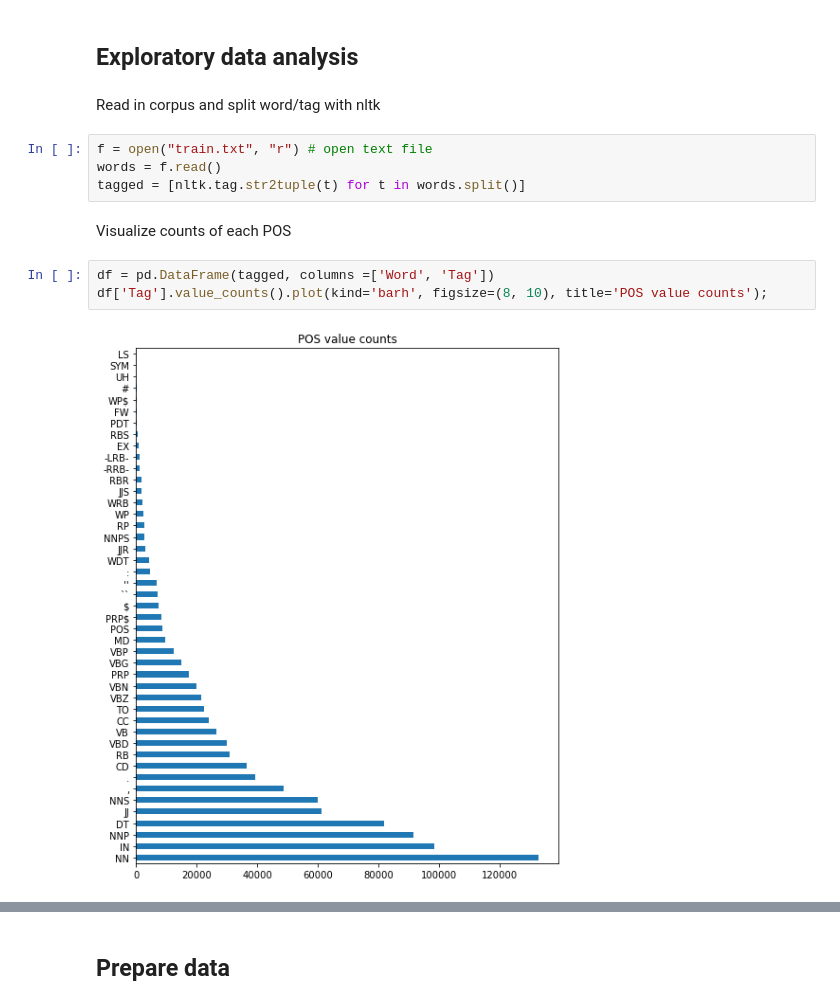
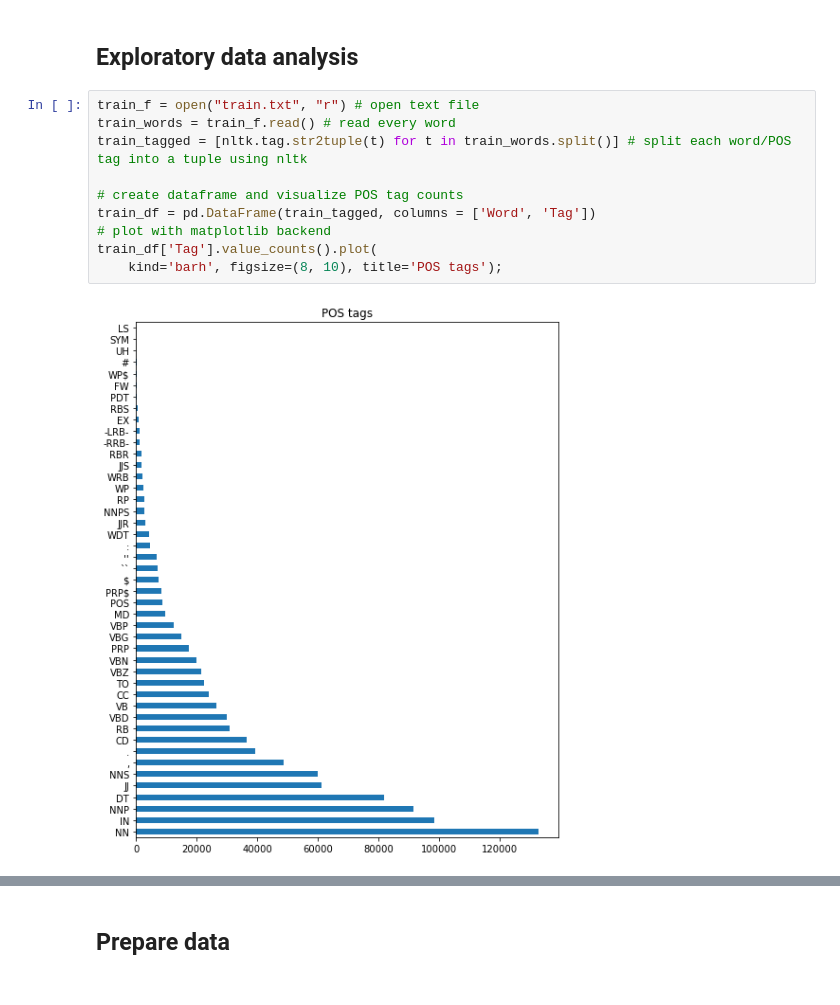
Before and after one commit to alechay/BIOF510, a Jupyter notebook: Week2/project1/Project1.ipynb, the cells around one changed output, grey strips where cells are left out. Saved outputs shown, nothing was run; the diff lists cells and outputs as text.

```diff
--- a/Week2/project1/Project1.ipynb
+++ b/Week2/project1/Project1.ipynb
@@ -30,15 +40,14 @@ import nltk
 # %% [markdown]
 ## Exploratory data analysis
-# %% [markdown]
-Read in corpus and split word/tag with nltk
-# %%
-f = open("train.txt", "r") # open text file
-words = f.read()
-tagged = [nltk.tag.str2tuple(t) for t in words.split()]
-# %% [markdown]
-Visualize counts of each POS
-# %%
-df = pd.DataFrame(tagged, columns =['Word', 'Tag'])
-df['Tag'].value_counts().plot(kind='barh', figsize=(8, 10), title='POS value counts');
-# %% [output]
-[figure, removed]
+# %%
+train_f = open("train.txt", "r") # open text file
+train_words = train_f.read() # read every word
+train_tagged = [nltk.tag.str2tuple(t) for t in train_words.split()] # split each word/POS tag into a tuple using nltk
+
+# create dataframe and visualize POS tag counts
+train_df = pd.DataFrame(train_tagged, columns = ['Word', 'Tag'])
+# plot with matplotlib backend
+train_df['Tag'].value_counts().plot(
+    kind='barh', figsize=(8, 10), title='POS tags');
+# %% [output]
+[figure, added]
```
Also changed, not shown: parts of 36 cells of this notebook, 3 other files.
